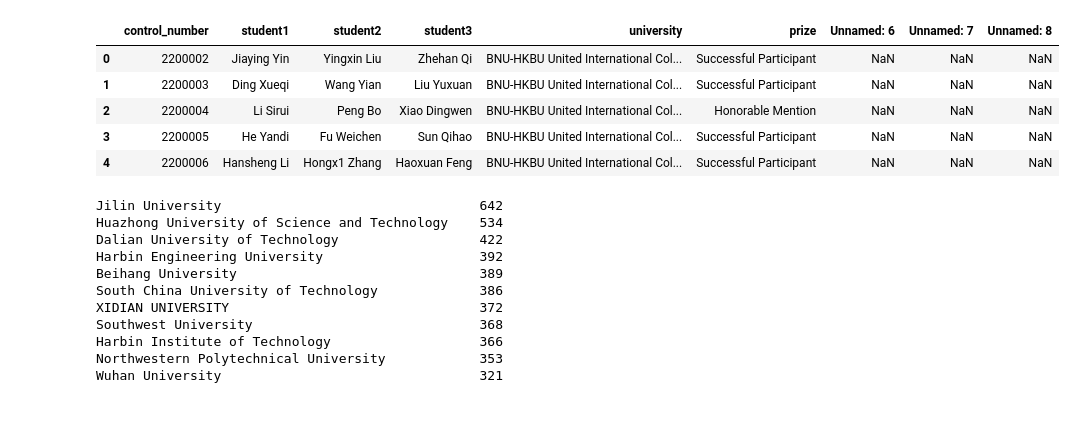
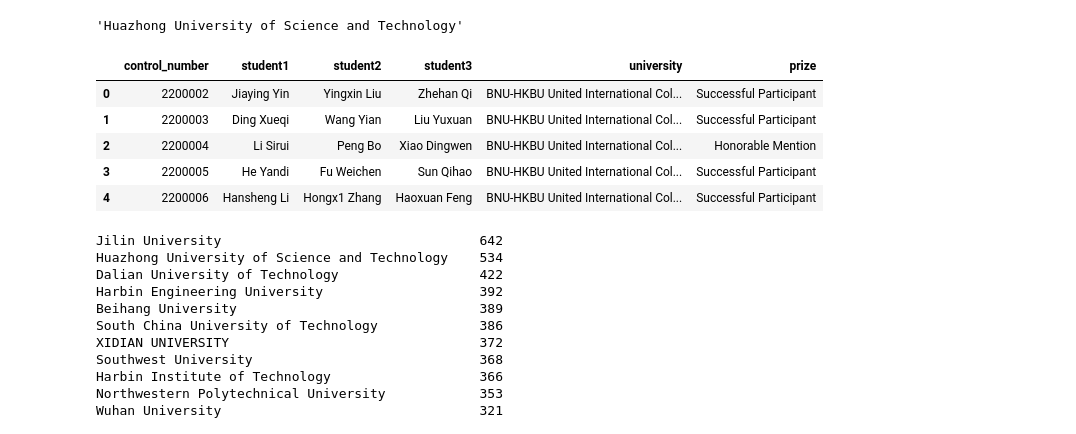
Before and after one commit to personqianduixue/comap_crawler_2023, a Jupyter notebook: analysis.ipynb, the cells around one changed output. Drawn from its saved outputs; the diff is of its cells as text; code cells hidden in the pictures.

```diff
--- a/analysis.ipynb
+++ b/analysis.ipynb
@@ -1,17 +1,22 @@
+# %%
+import shutil
+import pandas as pd
+from config import your_university
+your_university
+# %% [output]
+'Huazhong University of Science and Technology'
 # %%
-import shutil
-import pandas as pd
-
 shutil.copyfile('./all/all.txt', './all/all.csv')
 data = pd.read_csv('./all/all.csv')
+data=data.iloc[:,0:6]
 data.head()
 # %% [output]
-|  | control_number | student1 | student2 | student3 | university | prize | Unnamed: 6 | Unnamed: 7 | Unnamed: 8 |
-| 0 | 2200002 | Jiaying Yin | Yingxin Liu | Zhehan Qi | BNU-HKBU United International Col... | Successful Participant | NaN | NaN | NaN |
-| 1 | 2200003 | Ding Xueqi | Wang Yian | Liu Yuxuan | BNU-HKBU United International Col... | Successful Participant | NaN | NaN | NaN |
-| 2 | 2200004 | Li Sirui | Peng Bo | Xiao Dingwen | BNU-HKBU United International Col... | Honorable Mention | NaN | NaN | NaN |
-| 3 | 2200005 | He Yandi | Fu Weichen | Sun Qihao | BNU-HKBU United International Col... | Successful Participant | NaN | NaN | NaN |
-| 4 | 2200006 | Hansheng Li | Hongx1 Zhang | Haoxuan Feng | BNU-HKBU United International Col... | Successful Participant | NaN | NaN | NaN |
+|  | control_number | student1 | student2 | student3 | university | prize |
+| 0 | 2200002 | Jiaying Yin | Yingxin Liu | Zhehan Qi | BNU-HKBU United International Col... | Successful Participant |
+| 1 | 2200003 | Ding Xueqi | Wang Yian | Liu Yuxuan | BNU-HKBU United International Col... | Successful Participant |
+| 2 | 2200004 | Li Sirui | Peng Bo | Xiao Dingwen | BNU-HKBU United International Col... | Honorable Mention |
+| 3 | 2200005 | He Yandi | Fu Weichen | Sun Qihao | BNU-HKBU United International Col... | Successful Participant |
+| 4 | 2200006 | Hansheng Li | Hongx1 Zhang | Haoxuan Feng | BNU-HKBU United International Col... | Successful Participant |
 # %%
 univ_data=data['university'].value_counts().iloc[0:20]
 univ_data
```
Also changed, not shown: parts of 4 cells of this notebook, 1 other file.
